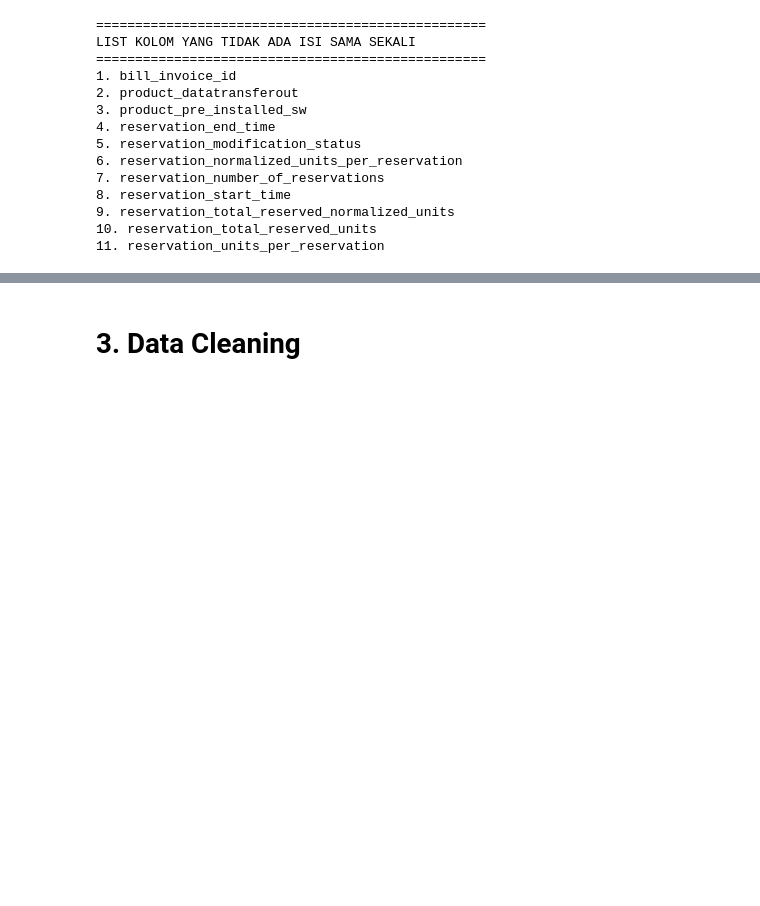
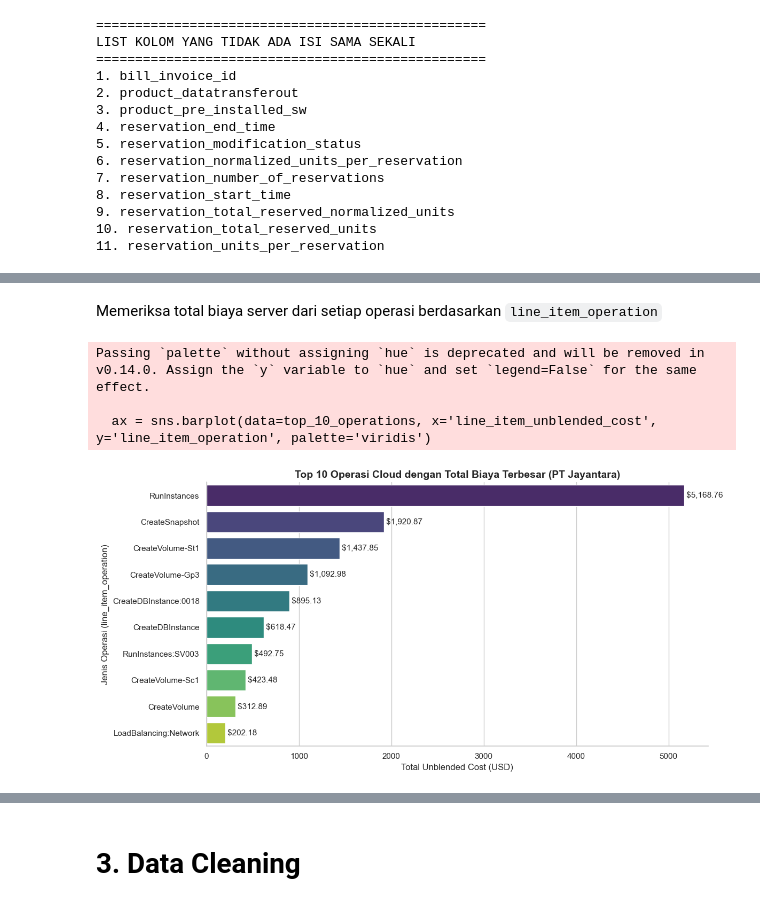
Before and after one commit to diyangraditya/thesis, a Jupyter notebook: Notebooks/main.ipynb, the cells around one changed output, grey strips where cells are left out. Drawn from its saved outputs; the diff is of its cells as text; code cells hidden in the pictures; blank space fills up the shorter version.

```diff
--- a/Notebooks/main.ipynb
+++ b/Notebooks/main.ipynb
@@ -112,0 +142,29 @@ LIST KOLOM YANG TIDAK ADA ISI SAMA SEKALI
+# %% [markdown]
+Memeriksa total biaya server dari setiap operasi berdasarkan `line_item_operation`
+# %%
+cost_by_operation = data.groupby('line_item_operation')['line_item_unblended_cost'].sum().reset_index()
+
+cost_by_operation = cost_by_operation.sort_values(by='line_item_unblended_cost', ascending=False)
+
+top_10_operations = cost_by_operation.head(10)
+
+plt.figure(figsize=(12, 6))
+
+ax = sns.barplot(data=top_10_operations, x='line_item_unblended_cost', y='line_item_operation', palette='viridis')
+
+plt.title('Top 10 Operasi Cloud dengan Total Biaya Terbesar (PT Jayantara)', fontsize=14, fontweight='bold')
+plt.xlabel('Total Unblended Cost (USD)', fontsize=12)
+plt.ylabel('Jenis Operasi (line_item_operation)', fontsize=12)
+
+for index, value in enumerate(top_10_operations['line_item_unblended_cost']):
+    plt.text(value, index, f' ${value:,.2f}', va='center', fontsize=11)
+
+sns.despine()
+
+plt.tight_layout()
+plt.show()
+# %% [output]
+Passing `palette` without assigning `hue` is deprecated and will be removed in v0.14.0. Assign the `y` variable to `hue` and set `legend=False` for the same effect.
+
+  ax = sns.barplot(data=top_10_operations, x='line_item_unblended_cost', y='line_item_operation', palette='viridis')
+[figure, added]
```
Also changed, not shown: parts of 11 cells of this notebook.
